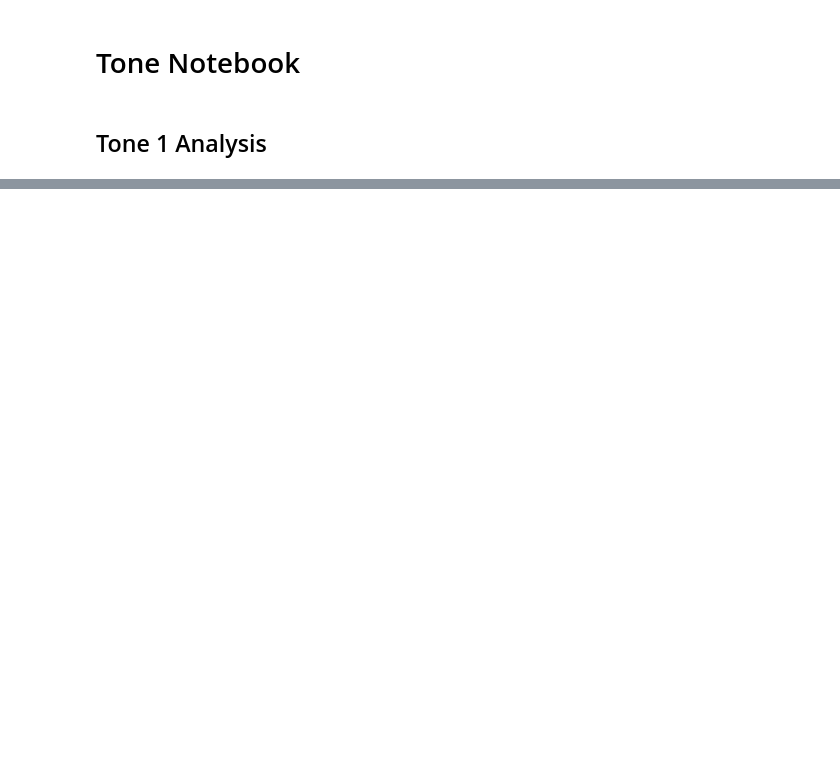
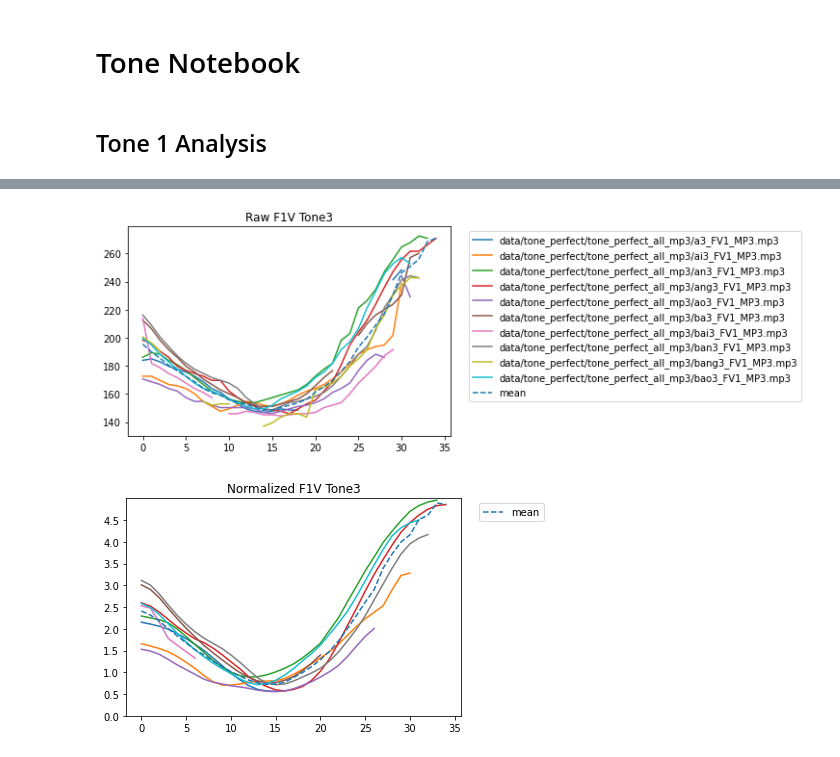
Before and after one commit to saltyseadawg/tonami-package, a Jupyter notebook: tone_notebook.ipynb, the cells around one changed output, grey strips where cells are left out. Drawn from its saved outputs; the diff is of its cells as text; code cells hidden in the pictures; blank space fills up the shorter version.

```diff
--- a/tone_notebook.ipynb
+++ b/tone_notebook.ipynb
@@ -75,0 +89,5 @@ plt.show()
+# %%
+single_speaker_tone(1, 3, 'F')
+# %% [output]
+[figure, added]
+[figure, added]
```
Also changed, not shown: parts of 10 cells of this notebook, 3 other files.
